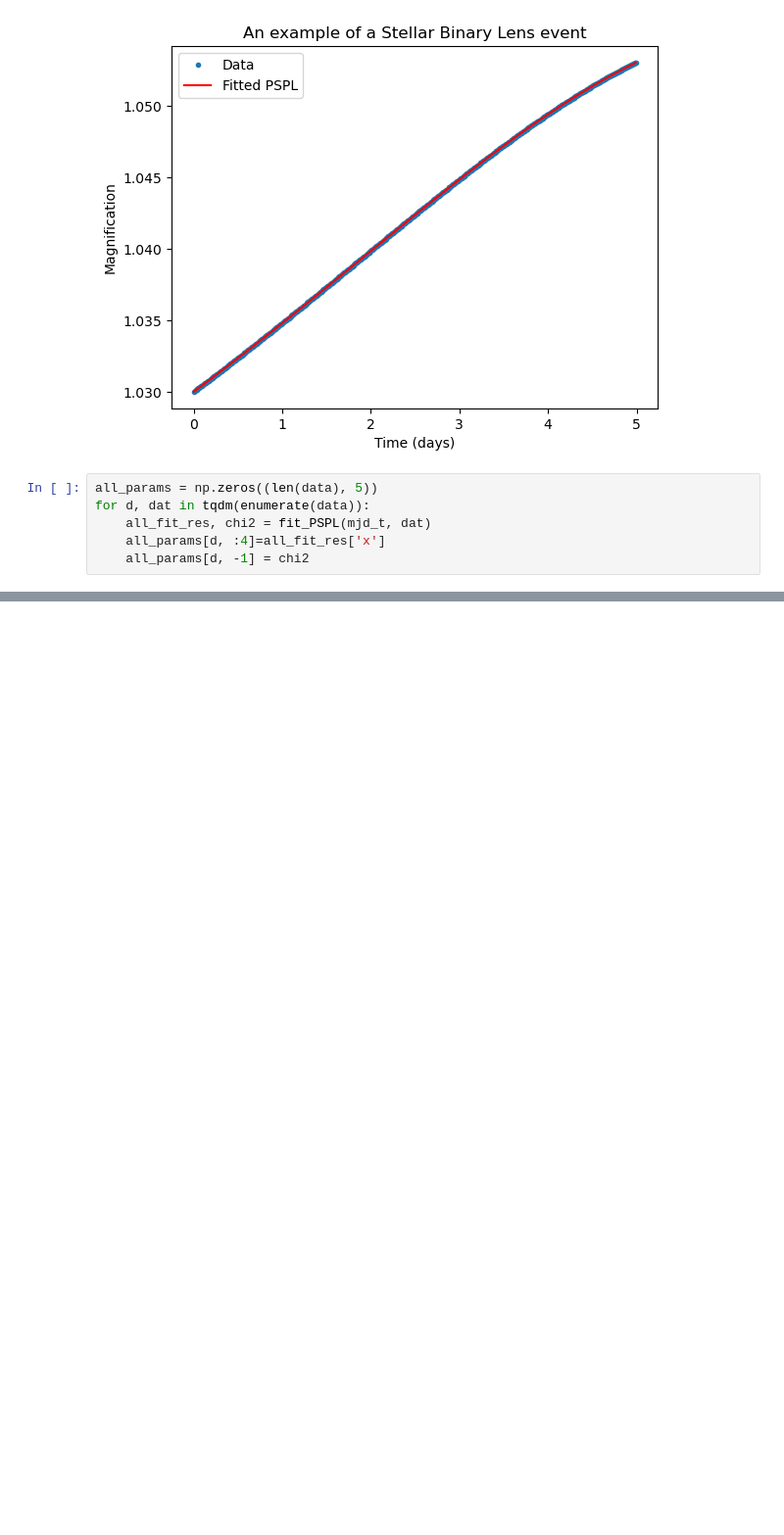
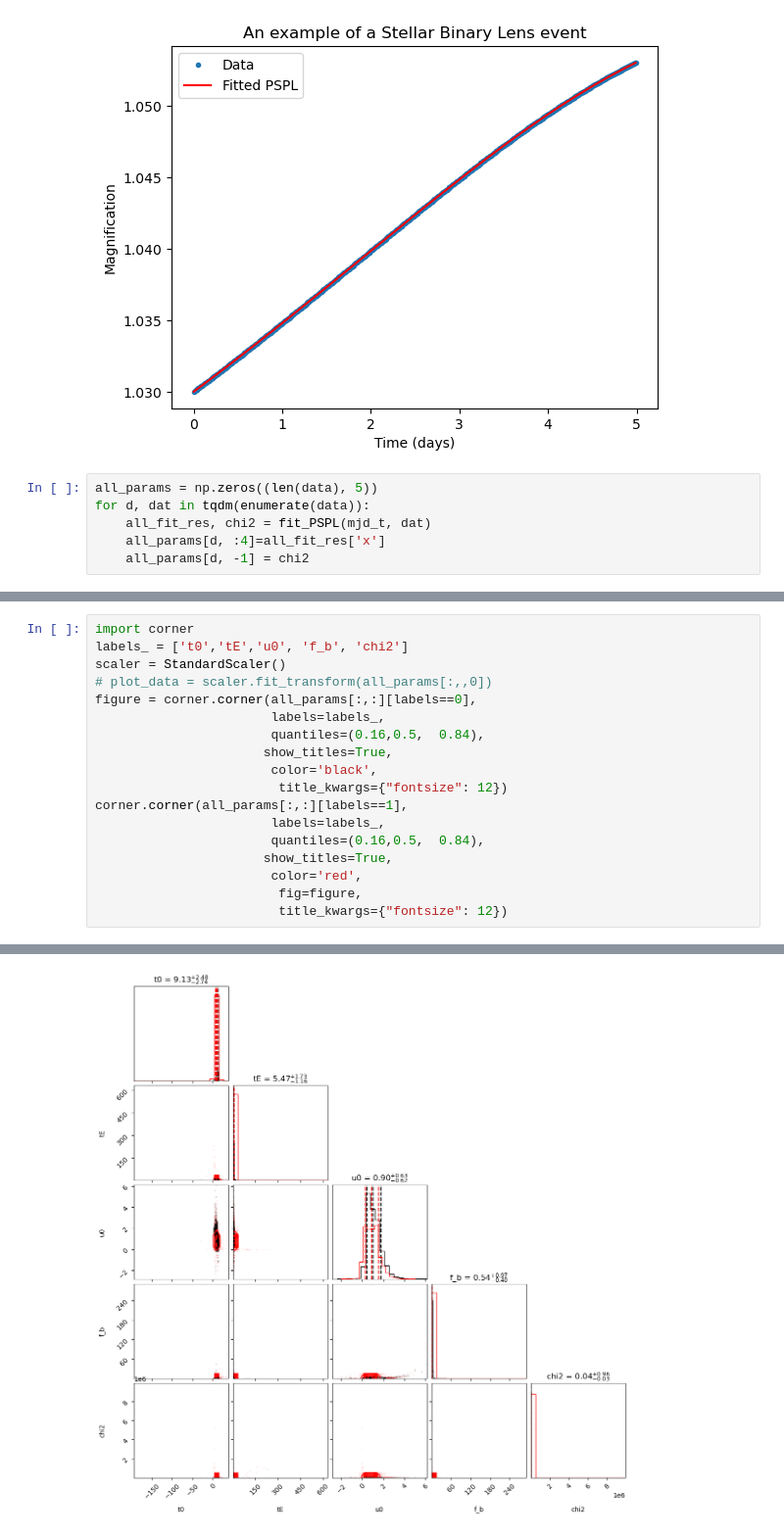
Before and after one commit to Somayeh91/Early_Detection_of_microlensing, a Jupyter notebook: Fit_PSPL.ipynb, the cells around one changed output, grey strips where cells are left out. Shown at 98% size. Saved outputs shown, nothing was run; the diff lists cells and outputs as text; blank space fills up the shorter version.

```diff
--- a/Fit_PSPL.ipynb
+++ b/Fit_PSPL.ipynb
@@ -66,0 +77,19 @@ plt.xscale('log')
+# %%
+import corner
+labels_ = ['t0','tE','u0', 'f_b', 'chi2']
+scaler = StandardScaler()
+# plot_data = scaler.fit_transform(all_params[:,,0])
+figure = corner.corner(all_params[:,:][labels==0],
+                       labels=labels_,
+                       quantiles=(0.16,0.5,  0.84),
+                      show_titles=True,
+                       color='black',
+                        title_kwargs={"fontsize": 12})
+corner.corner(all_params[:,:][labels==1],
+                       labels=labels_,
+                       quantiles=(0.16,0.5,  0.84),
+                      show_titles=True,
+                       color='red',
+                        fig=figure,
+                        title_kwargs={"fontsize": 12})
+# %% [output]
@@ -66,0 +107 @@ plt.xscale('log')
+[figure, added]
```
Also changed, not shown: parts of 5 cells of this notebook, 4 other files.
